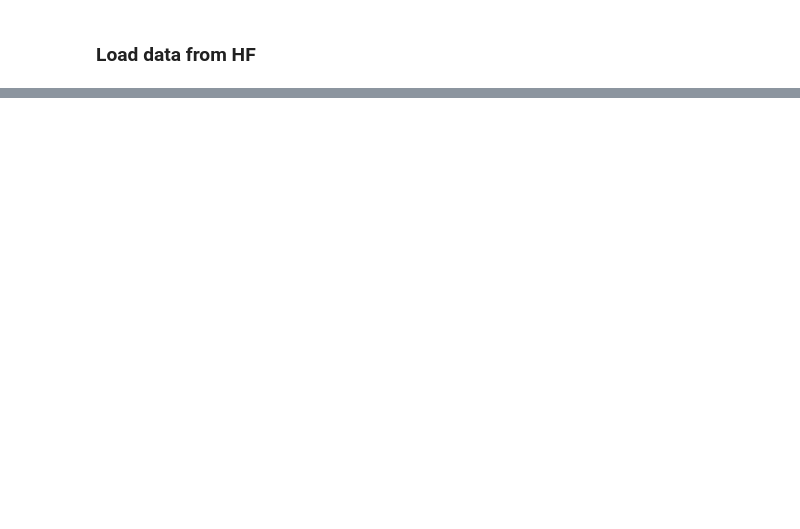
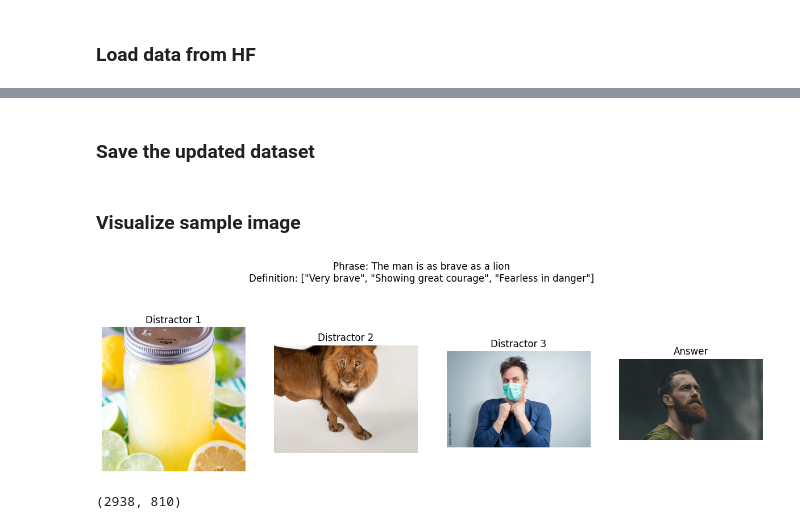
Before and after one commit to Vascorn/RePercENT, a Jupyter notebook: notebooks/irfl.ipynb, the cells around one changed output, grey strips where cells are left out. Saved outputs shown, nothing was run; the diff lists cells and outputs as text; code cells hidden in the pictures; blank space fills up the shorter version.

Commit message:
created dataset for IRFL & extracted CLIP embeddings

```diff
--- a/notebooks/irfl.ipynb
+++ b/notebooks/irfl.ipynb
@@ -11,6 +11,19 @@ sys.path.append(os.path.abspath(os.path.join(os.getcwd(), '..')))
 
 %load_ext autoreload
 %autoreload 2
+# %%
+import pandas as pd
+from datasets import load_dataset
+import json
+import re
+from PIL import Image, ImageFilter
+
+import torch
+from src.utils.irfl_augmentations import ImageAugConfig, make_definition_augmentation_function, make_text_augmentation_function, make_image_augmentation_function
+from src.utils.irfl_dataset import IRFLDataset
+
+
+datasets_path = "../data/irfl/datasets/"
 # %% [markdown]
 ### Download some necessary packages
 # %%
@@ -264,0 +862,2 @@ ValueError: unknown url type: '4077583762211891944536167124663466583373740721377
+# %% [markdown]
+### Save the updated dataset
@@ -264,0 +868,56 @@ ValueError: unknown url type: '4077583762211891944536167124663466583373740721377
+# %% [markdown]
+### Visualize sample image
+# %%
+import PIL.Image as Image
+import matplotlib.pyplot as plt
+import numpy as np
+# Set the folder path where images are stored - jpeg format, the image name is the image id
+image_folder_path = "../data/irfl/images/" # I couldn't use the IRFL_images dataset directly, cuz the image.filename field didn't exist
+complete_detection_dataset_path = os.path.join(datasets_path, "IRFL_complete_detection_tasks_w_all_defs.csv")
+complete_detection_task_datasets = pd.read_csv(complete_detection_dataset_path)
+def get_image_path_from_folder(image_name, image_folder_path=image_folder_path):
+  image_path = image_folder_path + image_name.split(".")[0] + ".jpeg"
+  return image_path
+
+def get_image(image_name):
+  image_path = get_image_path_from_folder(image_name)
+  return Image.open(image_path)
+
+# get first row in the complete_detection_task_datasets dataframe
+idx_ = np.random.randint(0, len(complete_detection_task_datasets)-1)
+row = complete_detection_task_datasets.iloc[idx_]
+distractors = json.loads(row['distractors'])
+answer = json.loads(row['answer'])[0]
+phrase = row['phrase']
+definition = row['definition']
+
+fig, axes = plt.subplots(1, len(distractors) + 1, figsize=(15, 5))
+for i, img_id in enumerate(distractors):
+    img = get_image(img_id)
+    axes[i].imshow(img)
+    axes[i].set_title(f"Distractor {i+1}")
+    axes[i].axis('off')
+
+img = get_image(answer)
+axes[-1].imshow(img)
+axes[-1].set_title("Answer")
+axes[-1].axis('off')
+
+plt.suptitle(f"Phrase: {phrase}\nDefinition: {definition}")
+plt.show()
+# %% [output]
+[figure, added]
+# %%
+# Split the dataset into train and test sets based on unique phrases so that the model does not see the same phrase in both sets
+complete_d_phrases = complete_datasets_fig_df['phrase'].unique()
+complete_ret_phrases = complete_retrieval_task_datasets['phrase'].unique()
+complete_det_phrases = complete_detection_task_datasets['phrase'].unique()
+
+# The train is the complete dataset minus the phrases that appear in the detection task dataset
+train_phrases = list(set(complete_d_phrases) - set(complete_det_phrases))
+test_phrases = list(complete_det_phrases)
+train_df = complete_datasets_fig_df[complete_datasets_fig_df['phrase'].isin(train_phrases)]
+test_df = complete_detection_task_datasets
+len(train_df), len(test_df)
+# %% [output]
+(2938, 810)
```
Also changed, not shown: parts of 60 cells of this notebook, 8 other files.
